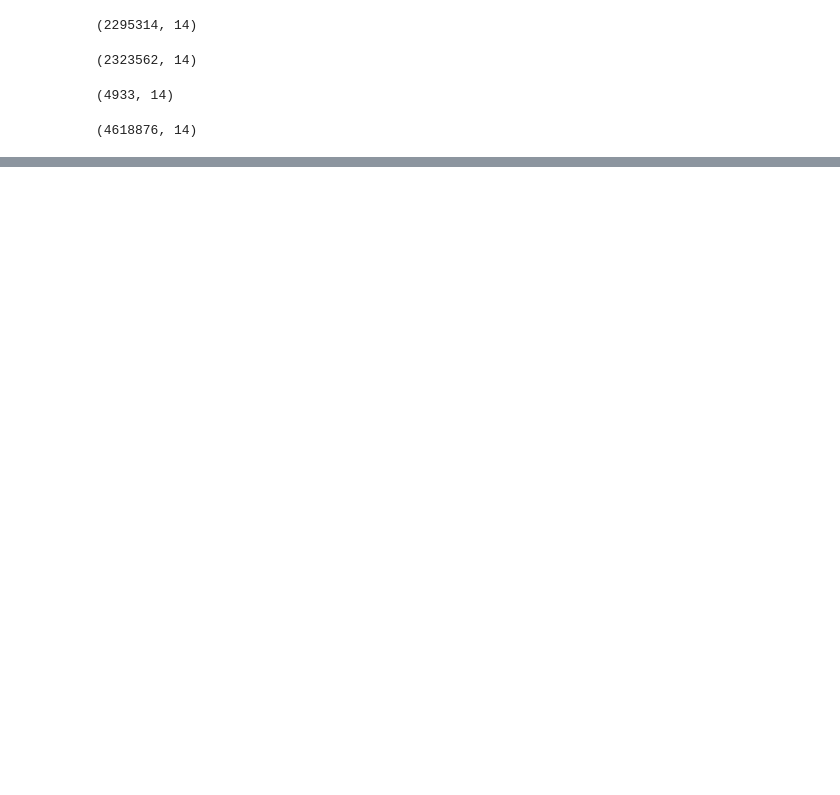
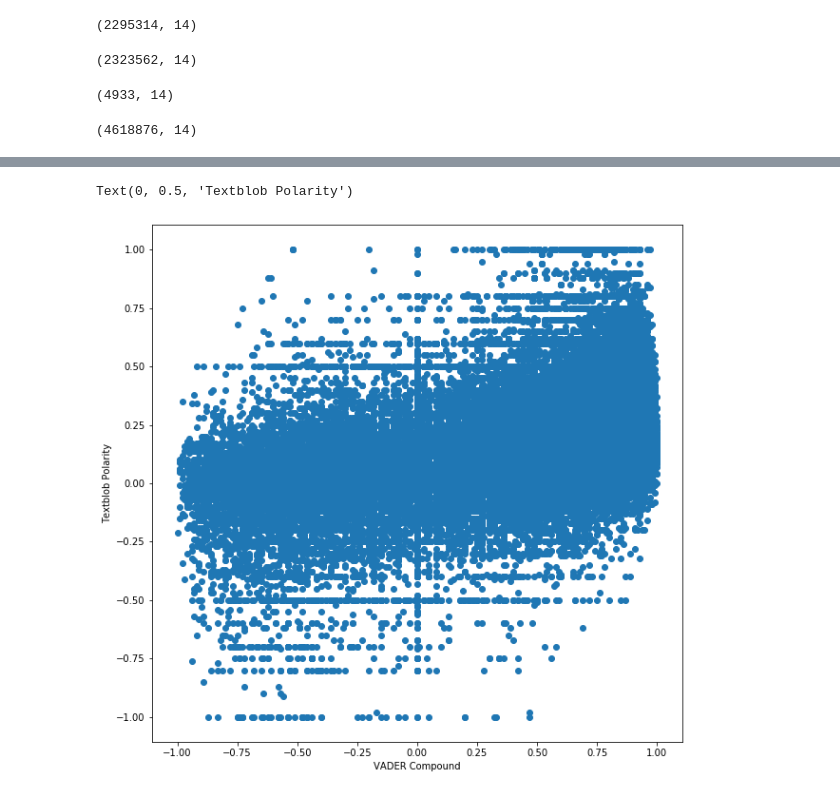
Before and after one commit to marinathomas/SentimentAnalysisHN, a Jupyter notebook: 2017.ipynb, the cells around one changed output, grey strips where cells are left out. Saved outputs shown, nothing was run; the diff lists cells and outputs as text; code cells hidden in the pictures; blank space fills up the shorter version.

```diff
--- a/2017.ipynb
+++ b/2017.ipynb
@@ -94,0 +272,8 @@ print(comments_2017.shape)
+# %%
+plt.figure(figsize=(10,10))
+plt.scatter(comments_2017['compound'].round(2),comments_2017['polarity'].round(2))
+plt.xlabel('VADER Compound')
+plt.ylabel('Textblob Polarity')
+# %% [output]
+Text(0, 0.5, 'Textblob Polarity')
+[figure, added]
```
Also changed, not shown: parts of 44 cells of this notebook.
